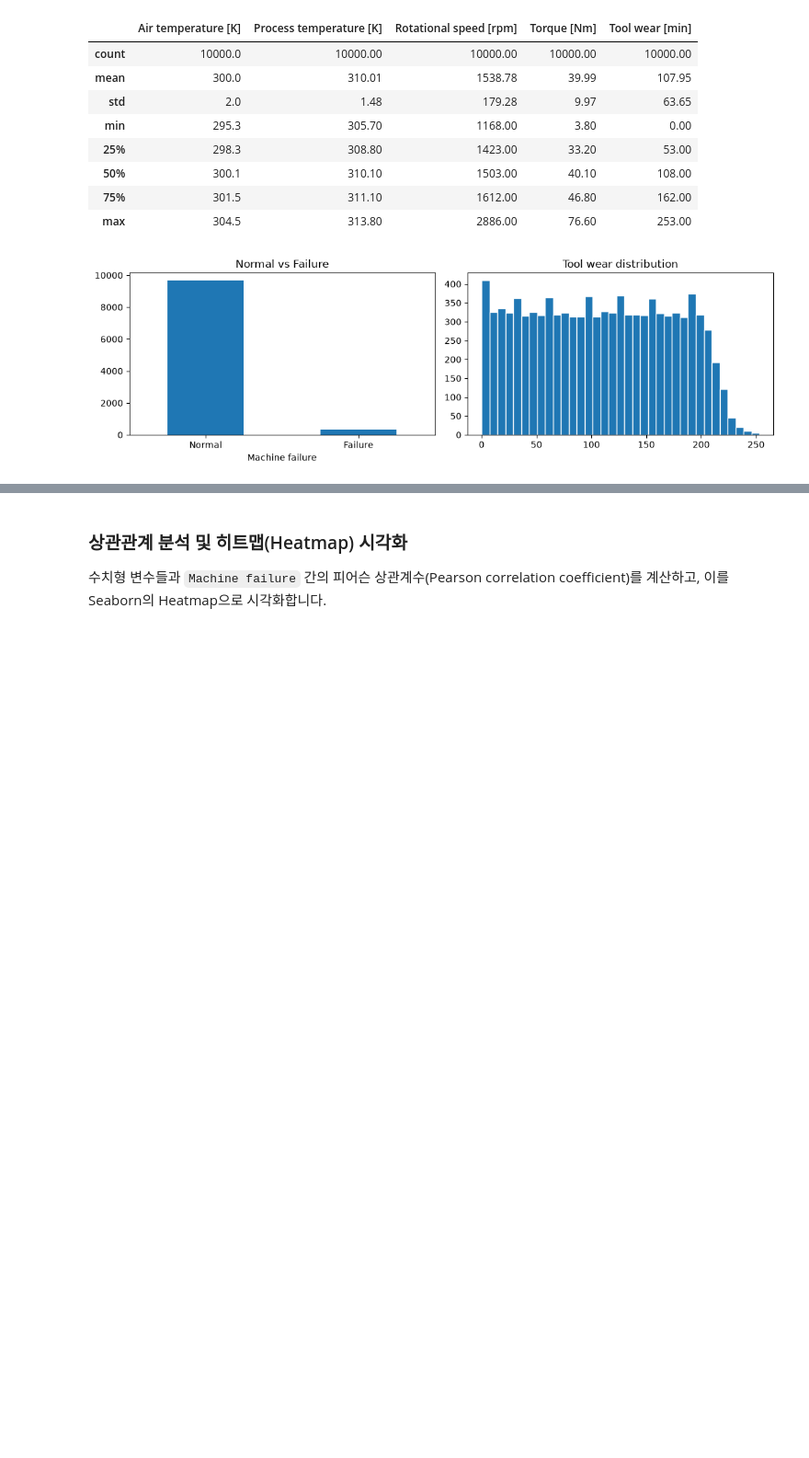
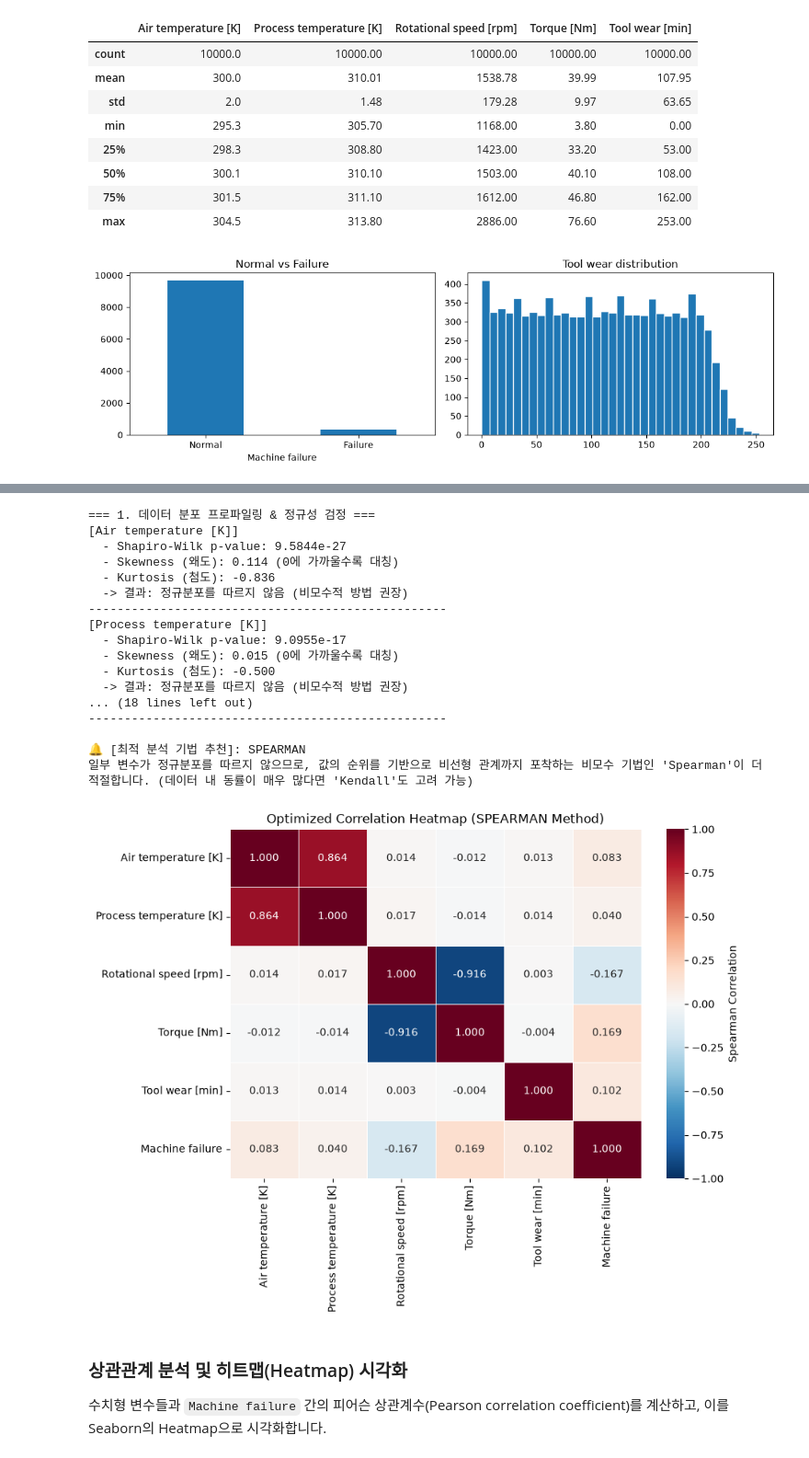
Before and after one commit to JSJeong-me/LG-Capstone-2026, a Jupyter notebook: LG_AI4I_2020_8Modules_SmartFactory_Lab.ipynb, the cells around one changed output, grey strips where cells are left out. Shown at 92% size. Saved outputs shown, nothing was run; the diff lists cells and outputs as text; code cells hidden in the pictures; blank space fills up the shorter version.

```diff
--- a/LG_AI4I_2020_8Modules_SmartFactory_Lab.ipynb
+++ b/LG_AI4I_2020_8Modules_SmartFactory_Lab.ipynb
@@ -197,6 +209,86 @@ display(df[numcols + ['Machine failure']].corr().round(2))
 | Torque [Nm] | -0.01 | -0.01 | -0.88 | 1.00 | -0.00 | ... |
 | Tool wear [min] | 0.01 | 0.01 | 0.00 | -0.00 | 1.00 | ... |
 | Machine failure | 0.08 | 0.04 | -0.04 | 0.19 | 0.11 | ... |
+# %%
+import numpy as np
+import pandas as pd
+import seaborn as sns
+import matplotlib.pyplot as plt
+from scipy.stats import shapiro
+
+print("=== 1. 데이터 분포 프로파일링 & 정규성 검정 ===")
+# 분석 대상 수치형 컬럼 정의
+target_col = 'Machine failure'
+corr_cols = numcols + [target_col]
+
+# 정규성 및 분포 요약 정보 확인
+is_all_normal = True
+for col in numcols:
+    stat, p_val = shapiro(df[col].dropna().sample(n=min(5000, len(df)), random_state=RANDOM_STATE))  # 대용량인 경우 5000개 샘플링 검정
+    skewness = df[col].skew()
+    kurtosis = df[col].kurt()
+
+    print(f"[{col}]")
+    print(f"  - Shapiro-Wilk p-value: {p_val:.4e}")
+    print(f"  - Skewness (왜도): {skewness:.3f} (0에 가까울수록 대칭)")
+    print(f"  - Kurtosis (첨도): {kurtosis:.3f}")
+
+    if p_val < 0.05:
+        is_all_normal = False
+        print("  -> 결과: 정규분포를 따르지 않음 (비모수적 방법 권장)")
+    else:
+        print("  -> 결과: 정규분포를 따름")
+    print("-" * 50)
+
+# 2. 분포에 따른 최적의 상관관계 분석 기법 선정
+if is_all_normal:
+    best_method = 'pearson'
+    explanation = "모든 연속형 변수가 정규성을 만족하므로 선형 관계를 측정하는 'Pearson' 기법이 가장 적합합니다."
+else:
+    # 왜도가 매우 높거나 이상치 영향이 우려되는 경우 비모수 검정 사용
+    best_method = 'spearman'
+    explanation = "일부 변수가 정규분포를 따르지 않으므로, 값의 순위를 기반으로 비선형 관계까지 포착하는 비모수 기법인 'Spearman'이 더 적절합니다. (데이터 내 동률이 매우 많다면 'Kendall'도 고려 가능)"
+
+print(f"\n🔔 [최적 분석 기법 추천]: {best_method.upper()}")
+print(explanation)
+
+# 3. 최적 기법을 적용한 상관관계 매트릭스 계산 및 시각화
+opt_corr = df[corr_cols].corr(method=best_method)
+
+plt.figure(figsize=(9, 7))
+sns.heatmap(
+    opt_corr,
+    annot=True,
+    cmap='RdBu_r',
+    vmin=-1,
+    vmax=1,
+    center=0,
+    fmt='.3f',
+    linewidths=0.5,
+    cbar_kws={'label': f'{best_method.capitalize()} Correlation'}
+)
+plt.title(f'Optimized Correlation Heatmap ({best_method.upper()} Method)')
+plt.tight_layout()
+plt.show()
+# %% [output]
+=== 1. 데이터 분포 프로파일링 & 정규성 검정 ===
+[Air temperature [K]]
+  - Shapiro-Wilk p-value: 9.5844e-27
+  - Skewness (왜도): 0.114 (0에 가까울수록 대칭)
+  - Kurtosis (첨도): -0.836
+  -> 결과: 정규분포를 따르지 않음 (비모수적 방법 권장)
+--------------------------------------------------
+[Process temperature [K]]
+  - Shapiro-Wilk p-value: 9.0955e-17
+  - Skewness (왜도): 0.015 (0에 가까울수록 대칭)
+  - Kurtosis (첨도): -0.500
+  -> 결과: 정규분포를 따르지 않음 (비모수적 방법 권장)
+... (18 lines left out)
+--------------------------------------------------
+
+🔔 [최적 분석 기법 추천]: SPEARMAN
+일부 변수가 정규분포를 따르지 않으므로, 값의 순위를 기반으로 비선형 관계까지 포착하는 비모수 기법인 'Spearman'이 더 적절합니다. (데이터 내 동률이 매우 많다면 'Kendall'도 고려 가능)
+[figure, added]
 # %% [markdown]
 ### 상관관계 분석 및 히트맵(Heatmap) 시각화
 수치형 변수들과 `Machine failure` 간의 피어슨 상관계수(Pearson correlation coefficient)를 계산하고, 이를 Seaborn의 Heatmap으로 시각화합니다.
```
Also changed, not shown: parts of 20 cells of this notebook.
